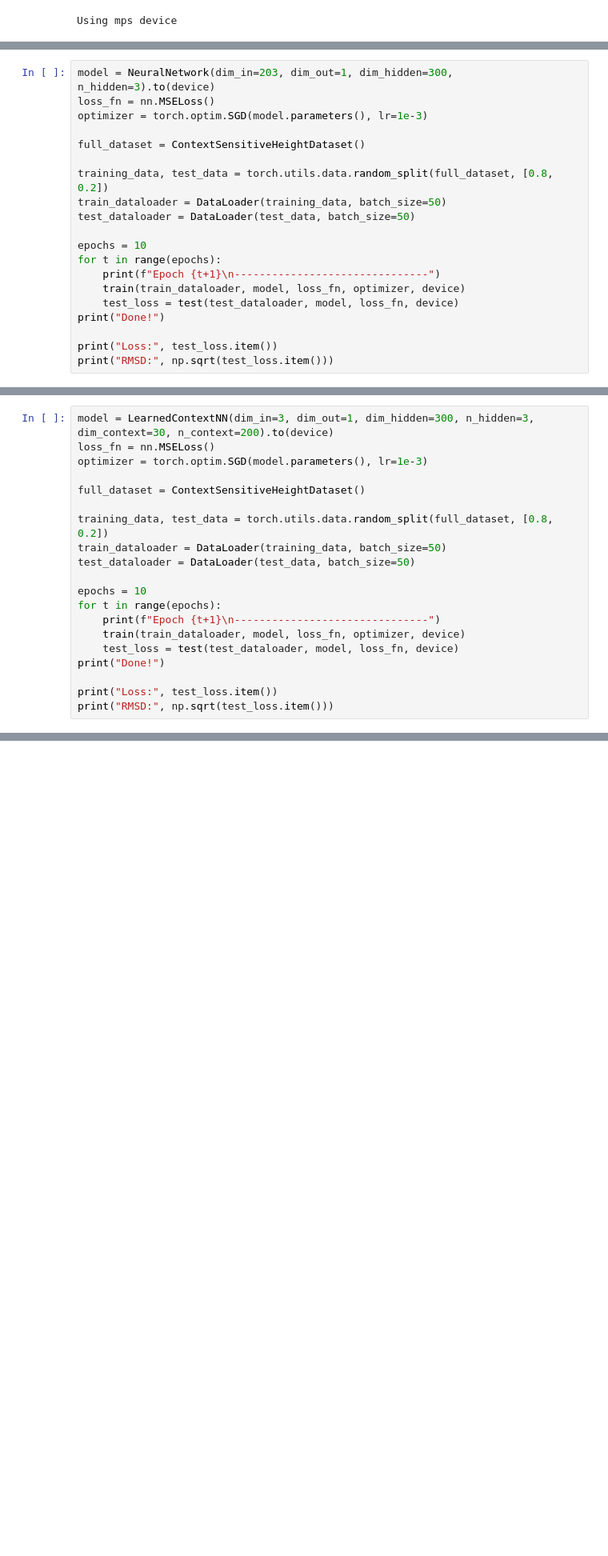
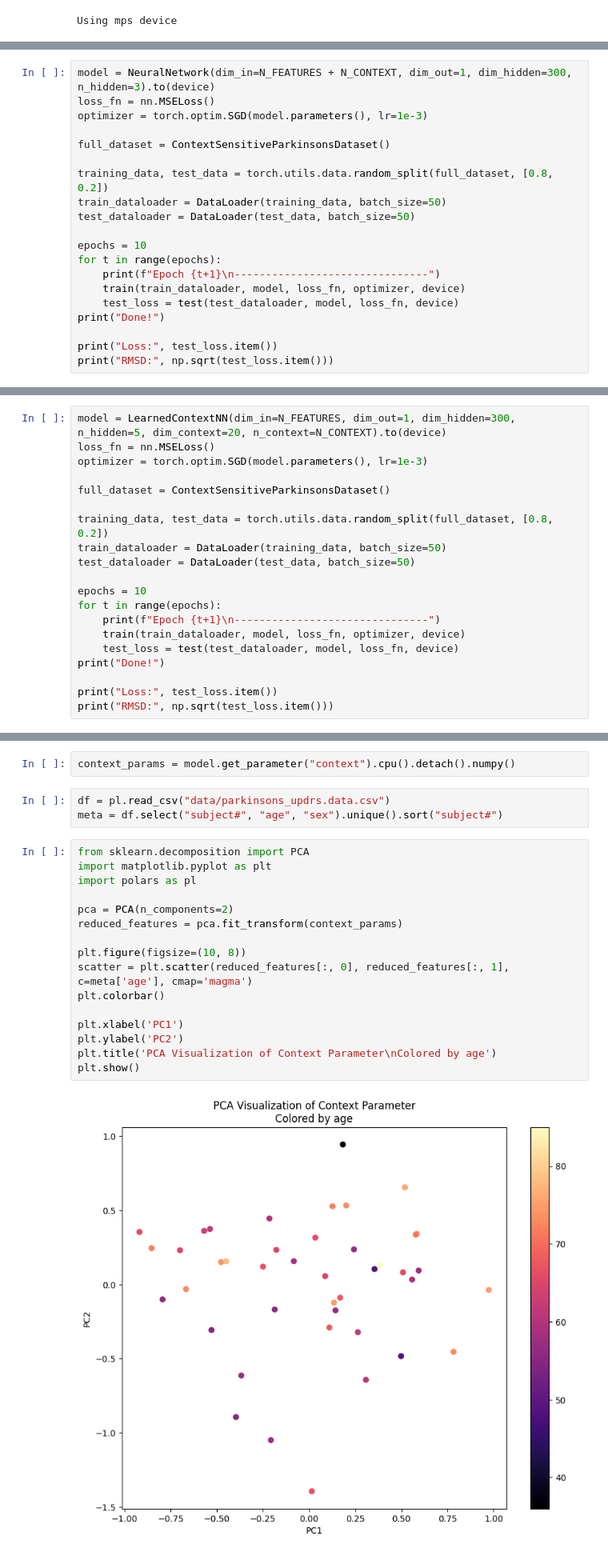
Before and after one commit to alyssa-lee/learned-context-neural-networks, a Jupyter notebook: parkinsons.ipynb, the cells around one changed output, grey strips where cells are left out. Shown at 80% size. Cells and saved outputs as stored; diff of their text form; blank space fills up the shorter version.

Commit message:
parkinsons analysis

```diff
--- a/parkinsons.ipynb
+++ b/parkinsons.ipynb
@@ -72,11 +87,11 @@ TypeError: Cannot convert a MPS Tensor to float64 dtype as the MPS framework doe
 ## Context-Sensitive Network
 The task is one-hot-encoded and appended to the input.
 # %%
-model = NeuralNetwork(dim_in=203, dim_out=1, dim_hidden=300, n_hidden=3).to(device)
+model = NeuralNetwork(dim_in=N_FEATURES + N_CONTEXT, dim_out=1, dim_hidden=300, n_hidden=3).to(device)
 loss_fn = nn.MSELoss()
 optimizer = torch.optim.SGD(model.parameters(), lr=1e-3)
 
-full_dataset = ContextSensitiveHeightDataset()
+full_dataset = ContextSensitiveParkinsonsDataset()
 
 training_data, test_data = torch.utils.data.random_split(full_dataset, [0.8, 0.2])
 train_dataloader = DataLoader(training_data, batch_size=50)
@@ -113,11 +128,11 @@ RMSD: 1.5325872848819608
 ## Learned-Context Neural Network
 Instead of one-hot encoding, the task is represented as a learned context parameter and appended to the input.
 # %%
-model = LearnedContextNN(dim_in=3, dim_out=1, dim_hidden=300, n_hidden=3, dim_context=30, n_context=200).to(device)
+model = LearnedContextNN(dim_in=N_FEATURES, dim_out=1, dim_hidden=300, n_hidden=5, dim_context=20, n_context=N_CONTEXT).to(device)
 loss_fn = nn.MSELoss()
 optimizer = torch.optim.SGD(model.parameters(), lr=1e-3)
 
-full_dataset = ContextSensitiveHeightDataset()
+full_dataset = ContextSensitiveParkinsonsDataset()
 
 training_data, test_data = torch.utils.data.random_split(full_dataset, [0.8, 0.2])
 train_dataloader = DataLoader(training_data, batch_size=50)
@@ -152,0 +168,23 @@ RMSD: 0.7898275990631834
+# %%
+context_params = model.get_parameter("context").cpu().detach().numpy()
+# %%
+df = pl.read_csv("data/parkinsons_updrs.data.csv")
+meta = df.select("subject#", "age", "sex").unique().sort("subject#")
+# %%
+from sklearn.decomposition import PCA
+import matplotlib.pyplot as plt
+import polars as pl
+
+pca = PCA(n_components=2)
+reduced_features = pca.fit_transform(context_params)
+
+plt.figure(figsize=(10, 8))
+scatter = plt.scatter(reduced_features[:, 0], reduced_features[:, 1], c=meta['age'], cmap='magma')
+plt.colorbar()
+
+plt.xlabel('PC1')
+plt.ylabel('PC2')
+plt.title('PCA Visualization of Context Parameter\nColored by age')
+plt.show()
+# %% [output]
+[figure, added]
```
Also changed, not shown: parts of 12 cells of this notebook.
